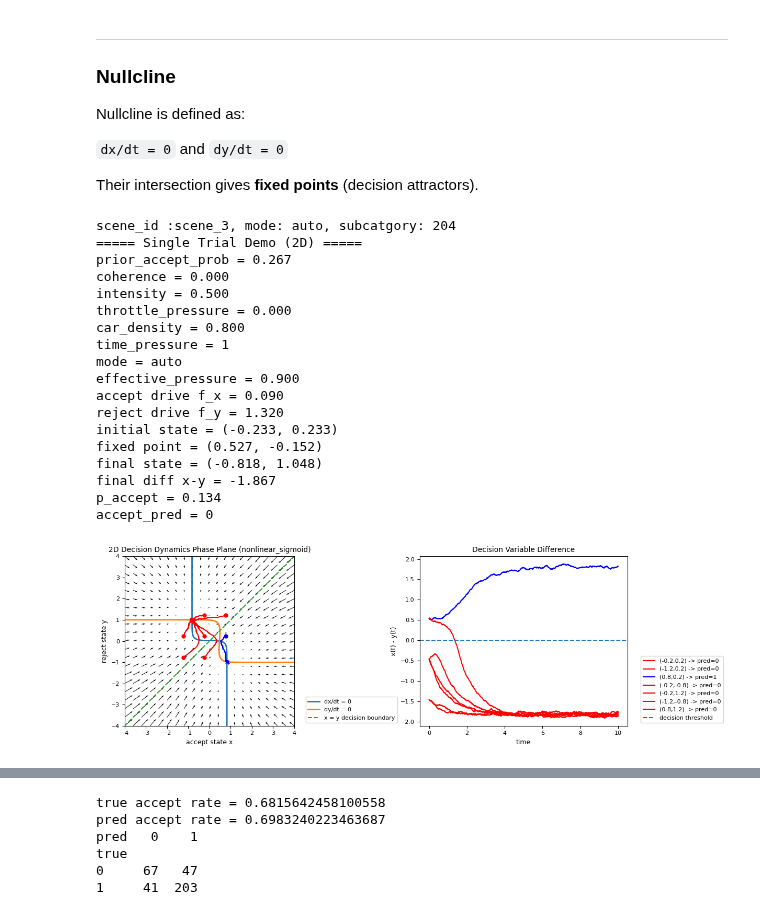
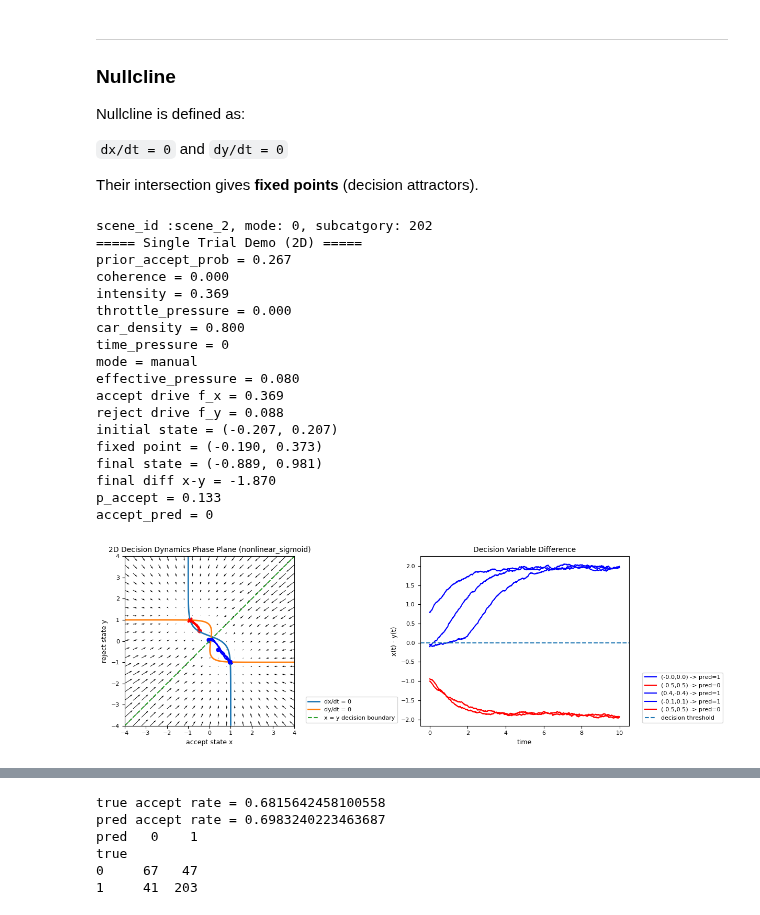
Before and after one commit to yxlin02/HCICarSim, a Jupyter notebook: DataAnalysis.ipynb, the cells around one changed output, grey strips where cells are left out. Cells and saved outputs as stored; diff of their text form; code cells hidden in the pictures.

```diff
--- a/DataAnalysis.ipynb
+++ b/DataAnalysis.ipynb
@@ -42,6 +45,7 @@ data_dir = DATA_DIR / phase
 
 df_phase = pd.read_csv(data_dir / "PhaseI_Block.csv")
 df_pattern = pd.read_csv(data_dir / "RecommendationPatterns.csv")
+stimuli_intensity_dict = intensity_calculation.intensity_calculation(data_dir / "recommendation_intensity_features.csv")
 
 df_subcategory_rating = pd.read_csv(data_dir / "Rating_subcategory.csv")
 
@@ -697,6 +737,7 @@ rather than through subject-specific intrinsic time constants.
 # %%
 df_reaction = databuilder.build_per_reaction_df(
     data_dict,
+    intensity_dict = stimuli_intensity_dict,
     pre_window_ms=2000,
     post_window_ms=5000,
 )
@@ -1384,56 +1490,56 @@ Nullcline is defined as:
 
 Their intersection gives **fixed points** (decision attractors).
 # %%
-row = df_reaction.iloc[150]
+row = df_reaction.iloc[100]
+# row = dummy_row
 print(f"scene_id :{row['scene_id']}, mode: {row['mode']}, subcatgory: {row['recommendation_subcategory']}")
 
 demo = twoddynamics.run_single_trial_demo_2d(
     row,
-    auto_pressure_reduction=0.5,
-    density_pressure_gain=0.5,
-    time_pressure_gain=1.0,
+    auto_pressure_reduction=0.05,
+    density_pressure_gain=0.1,
+    time_pressure_gain=0.25,
 
-    alpha_coherence=1.0,
-    alpha_intensity=0.5,
-    alpha_ci=0.2,
-    alpha_density=0.2,
+    alpha_coherence=0.5,
+    alpha_intensity=1,
+    alpha_ci=0.8,
 
-    beta_pressure=1.0,
-    beta_density=0.5,
-    beta_time_pressure=1.5,
-    beta_low_coherence=0.5,
+    beta_pressure=0.1,
+    beta_density=0.1,
+    beta_time_pressure=0.25,
 
-    lam_x=1.217,
-    lam_y=0.996,
-    w_xy=3.637,
-    w_yx=2.790,
+    k_init=1.0,
+    lam_x=1.0,
+    lam_y=1.0,
+    w_xy=1.5,
+    w_yx=1.5,
     sigma_x=0.04,
     sigma_y=0.04,
     T=10.0,
     decision_threshold=0.0,
 
     model="nonlinear_sigmoid",
 )
 # %% [output]
-scene_id :scene_3, mode: auto, subcatgory: 204
+scene_id :scene_2, mode: 0, subcatgory: 202
 ===== Single Trial Demo (2D) =====
 prior_accept_prob = 0.267
 coherence = 0.000
-intensity = 0.500
+intensity = 0.369
 throttle_pressure = 0.000
 car_density = 0.800
-time_pressure = 1
-mode = auto
-effective_pressure = 0.900
-accept drive f_x = 0.090
-reject drive f_y = 1.320
-initial state = (-0.233, 0.233)
-fixed point = (0.527, -0.152)
-final state = (-0.818, 1.048)
-final diff x-y = -1.867
-p_accept = 0.134
+time_pressure = 0
+mode = manual
+effective_pressure = 0.080
+accept drive f_x = 0.369
+reject drive f_y = 0.088
+initial state = (-0.207, 0.207)
+fixed point = (-0.190, 0.373)
+final state = (-0.889, 0.981)
+final diff x-y = -1.870
+p_accept = 0.133
 accept_pred = 0
-[figure, old version]
+[figure, new version]
 # %%
 df_type_two = df_reaction[df_reaction["recommendation_category"] == 2]
 
```
Also changed, not shown: parts of 19 cells of this notebook, 5 other files.
